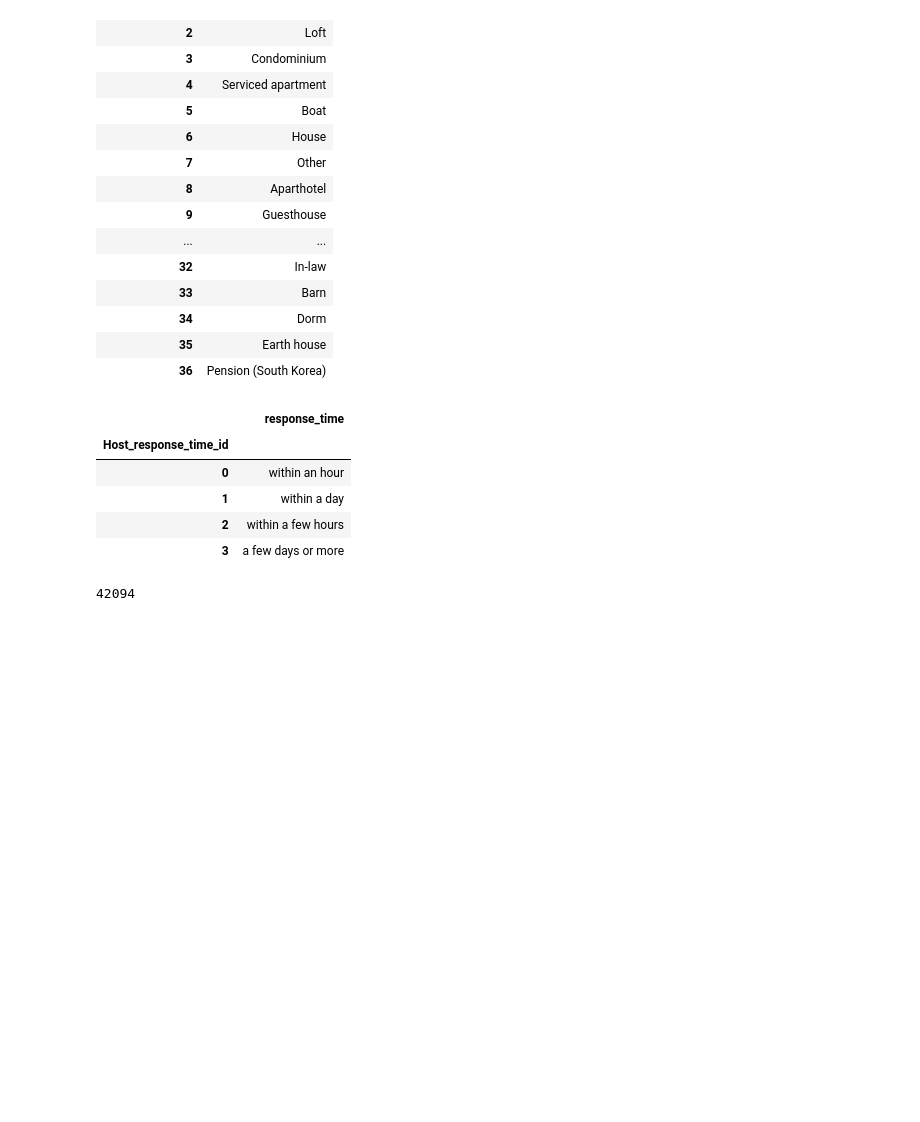
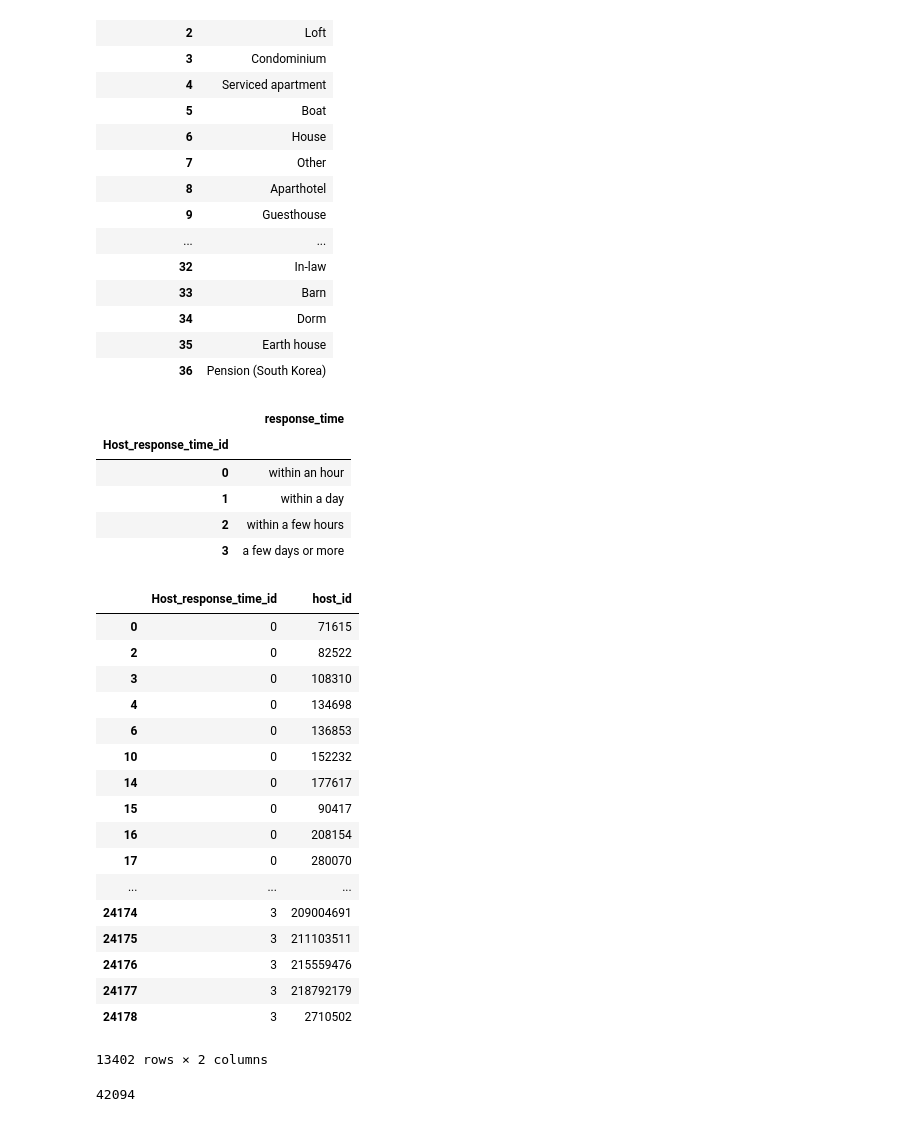
Before and after one commit to vquelque/DbProject, a Jupyter notebook: Cleaned_datas.ipynb, the cells around one changed output. Drawn from its saved outputs; the diff is of its cells as text; code cells hidden in the pictures; blank space fills up the shorter version.

```diff
--- a/Cleaned_datas.ipynb
+++ b/Cleaned_datas.ipynb
@@ -1553,6 +1519,31 @@ Host_response_time
 | 1 | within a day |
 | 2 | within a few hours |
 | 3 | a few days or more |
+# %%
+host_response_time = pd.DataFrame({'Host_response_time_id': np.arange(len(listings['host_response_time'].dropna().unique())),
+                                   'host_response_time': listings['host_response_time'].dropna().unique()})
+has_host_response_time = host_response_time.merge(listings, left_on="host_response_time", right_on="host_response_time")
+has_host_response_time = has_host_response_time[['Host_response_time_id','host_id']]
+has_host_response_time = has_host_response_time.drop_duplicates()
+# %% [output]
+|  | Host_response_time_id | host_id |
+| 0 | 0 | 71615 |
+| 2 | 0 | 82522 |
+| 3 | 0 | 108310 |
+| 4 | 0 | 134698 |
+| 6 | 0 | 136853 |
+| 10 | 0 | 152232 |
+| 14 | 0 | 177617 |
+| 15 | 0 | 90417 |
+| 16 | 0 | 208154 |
+| 17 | 0 | 280070 |
+| ... | ... | ... |
+| 24174 | 3 | 209004691 |
+| 24175 | 3 | 211103511 |
+| 24176 | 3 | 215559476 |
+| 24177 | 3 | 218792179 |
+| 24178 | 3 | 2710502 |
+13402 rows × 2 columns
 # %%
 Property = pd.DataFrame({'property_id': np.arange(len(listings)),
                          'access_': listings['access_'],
```
Also changed, not shown: parts of 10 cells of this notebook.
